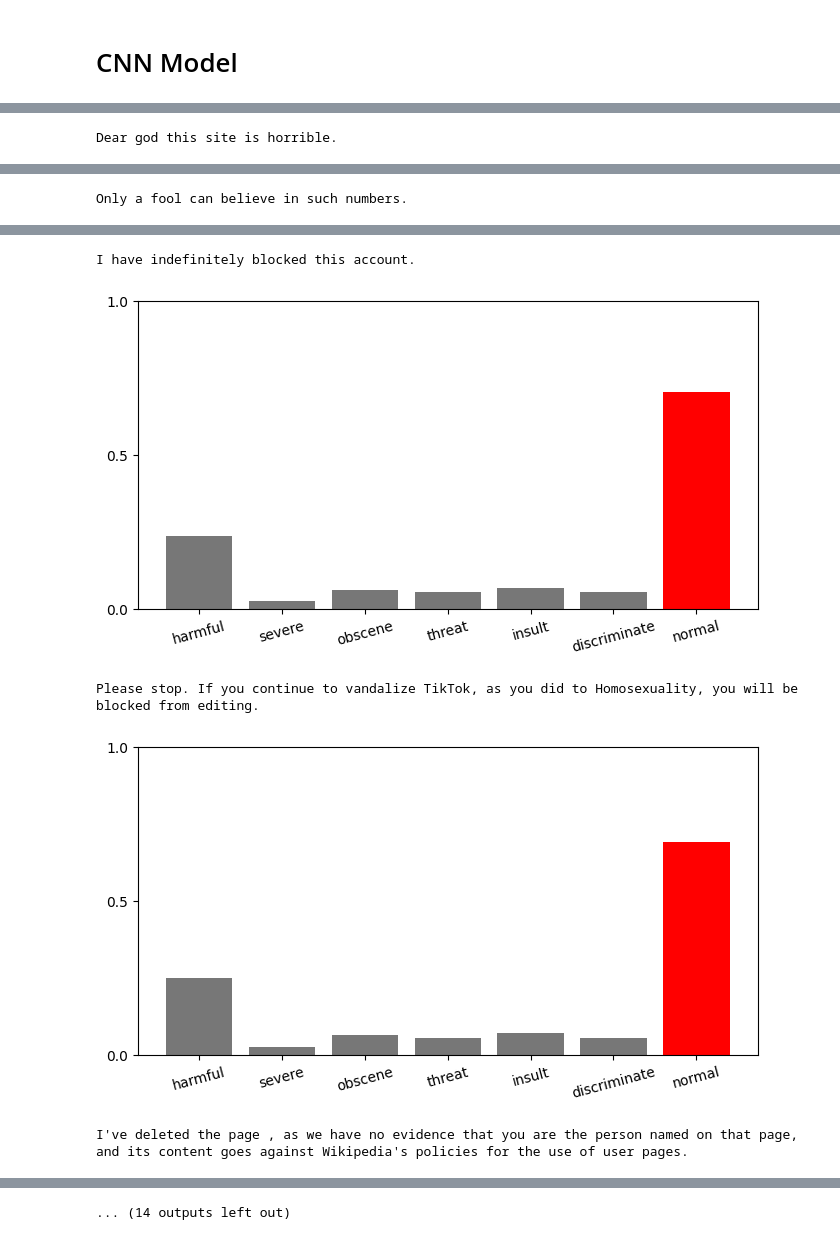
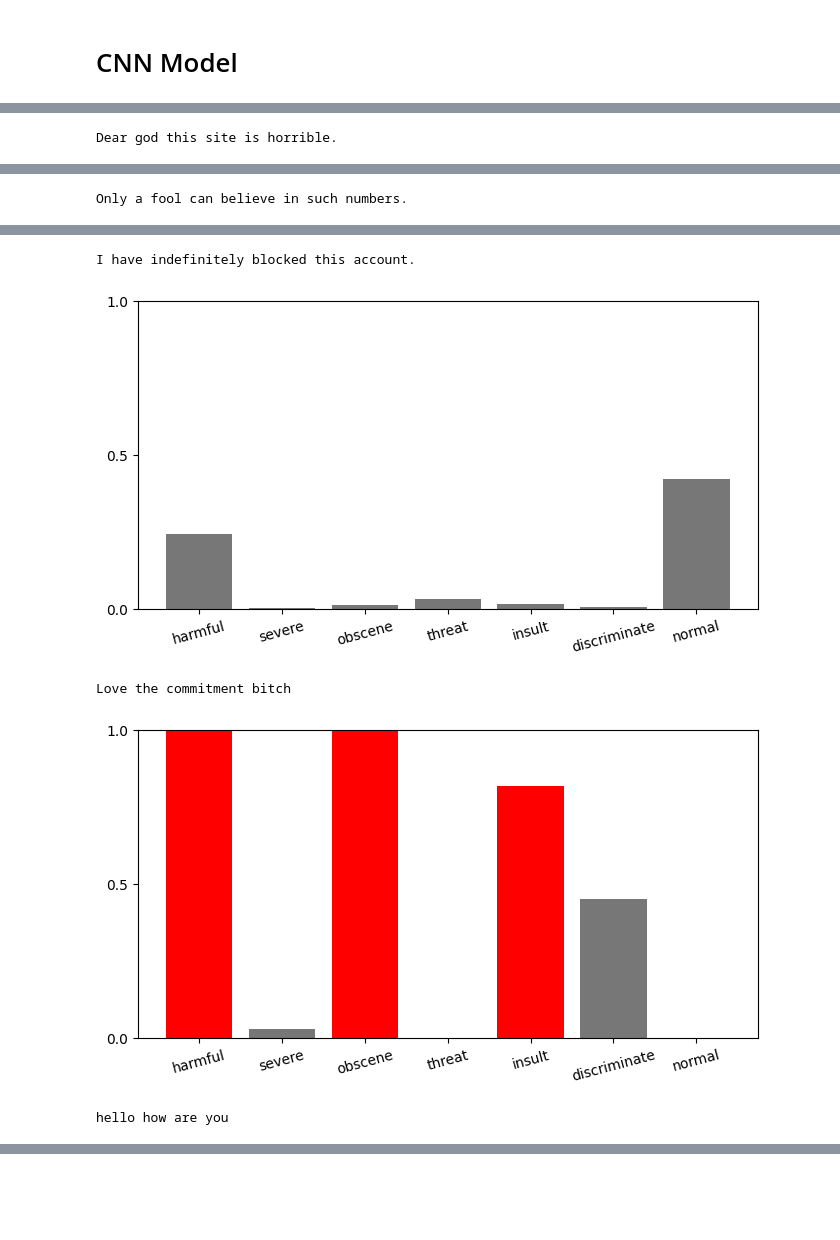
Before and after one commit to QuanNguyenDong/hateful-speech-classification, a Jupyter notebook: AI-models/multilabel_classification_comment_dataset.ipynb, the cells around one changed output, grey strips where cells are left out. Saved outputs shown, nothing was run; the diff lists cells and outputs as text; code cells hidden in the pictures; blank space fills up the shorter version.

Commit message:
training CNN models

```diff
--- a/AI-models/multilabel_classification_comment_dataset.ipynb
+++ b/AI-models/multilabel_classification_comment_dataset.ipynb
@@ -45,7 +54,7 @@ print(len(raw_train), 'training examples')
 print(len(raw_validation), 'validation examples')
 print(len(raw_test), 'test examples')
 
-def df_to_dataset(dataframe, shuffle=True, batch_size=1024):
+def df_to_dataset(dataframe, shuffle=True, batch_size=2048):
   df = dataframe.copy()
   labels = df[['harmful', 'severe', 'obscene', 'threat', 'insult', 'discriminate', 'normal']].values
   df = df['comment_text']
@@ -98,21 +148,27 @@ test_ds = test_ds.cache().prefetch(buffer_size=tf.data.AUTOTUNE)
 # %%
-# nums of character in a word
-embedding_dim = 26
+embedding_dim = 32
 
 model = tf.keras.Sequential([
+  layers.Input(shape=(sequence_length,)),
   layers.Embedding(max_features, embedding_dim),
   layers.Dropout(0.2),
-  layers.GlobalAveragePooling1D(),
+
+  layers.Conv1D(filters=16, kernel_size=3, padding='valid', activation='relu', strides=1),
+  layers.MaxPooling1D(pool_size=2),
+  layers.Conv1D(filters=32, kernel_size=3, padding='valid', activation='relu', strides=1),
+  layers.MaxPooling1D(pool_size=2),
+  layers.Conv1D(filters=64, kernel_size=3, padding='valid', activation='relu', strides=1),
+  layers.MaxPooling1D(pool_size=2),
   layers.Dropout(0.2),
-  layers.Dense(32, activation='relu'),
-  layers.Dropout(0.2),
-  layers.Dense(16, activation='relu'),
+
+  layers.Flatten(),
+  layers.Dense(128, activation='relu'),
   layers.Dense(7, activation='sigmoid')
 ])
 
 model.summary()
 
-model.compile(loss=losses.BinaryCrossentropy(),
+model.compile(loss='binary_crossentropy',
               optimizer='adam',
               metrics=[tf.metrics.BinaryAccuracy(threshold=0.5)])
 # %% [output]
@@ -135,6 +191,6 @@ Non-trainable params: 0 (0.00 Byte)
 _________________________________________________________________
 # %%
-epochs = 5
+epochs = 6
 history = model.fit(
   train_ds,
   validation_data=val_ds,
@@ -198,7 +260,7 @@ plt.show()
 # %%
 export_model = tf.keras.Sequential([
   vectorize_layer,
-  model
+  model,
 ])
 
 export_model.compile(loss=losses.BinaryCrossentropy(),
@@ -210,15 +272,8 @@ inputs = [
   "Dear god this site is horrible.",
   "Only a fool can believe in such numbers.",
   "I have indefinitely blocked this account.",
-  "Please stop. If you continue to vandalize TikTok, as you did to Homosexuality, you will be blocked from editing.",
-  "I've deleted the page , as we have no evidence that you are the person named on that page, and its content goes against Wikipedia's policies for the use of user pages.",
-  "The word bitch is from the Old Norse Bikkjuna meaning female of the dog of unknown origin, Grimm derives the Old Norse words from Lapp Pittja, But OED notes that the converse is equally possible. ",
-  "The adj. Bitchy was first seen in 1925.",
-  "The word bitch is actually only offencive in American and Canadian English. In most other English variants bitch maintains it's correct definition - female canine. People have argued that bitch is different because it is used as an insult - but so is pig, dog, cow and others. These are not considered profane, so why is bitch? As far as I am concerned, there is nothing to reclaim as bitch simply means a female canine.",
-  "Hi... Bitch",
-  "HIS DICK IS MIGHTY FINE!!!!!!!!!!",
-  "Discard All said previously... We love you Carlos... I LOVE YOU! I WANT TO RAPE YOU O Just Kidding",
-  "dffhdfdfghldfugdfhdiufhudifhgudighdfu fuck yo bfhiffbifbdufh wilvingstone simplice",
+  "Love the commitment bitch",
+  "hello how are you"
 ]
 
 examples = tf.constant(inputs)
@@ -247,5 +301,5 @@ Only a fool can believe in such numbers.
 I have indefinitely blocked this account.
-[figure, old version]
+[figure, new version]
-Please stop. If you continue to vandalize TikTok, as you did to Homosexuality, you will be blocked from editing.
+Love the commitment bitch
-[figure, old version]
+[figure, new version]
-I've deleted the page , as we have no evidence that you are the person named on that page, and its content goes against Wikipedia's policies for the use of user pages.
+hello how are you
@@ -253 +306,0 @@ I've deleted the page , as we have no evidence that you are the person named on
-... (14 outputs left out)
```
Also changed, not shown: parts of 10 cells of this notebook, 2 other files.
